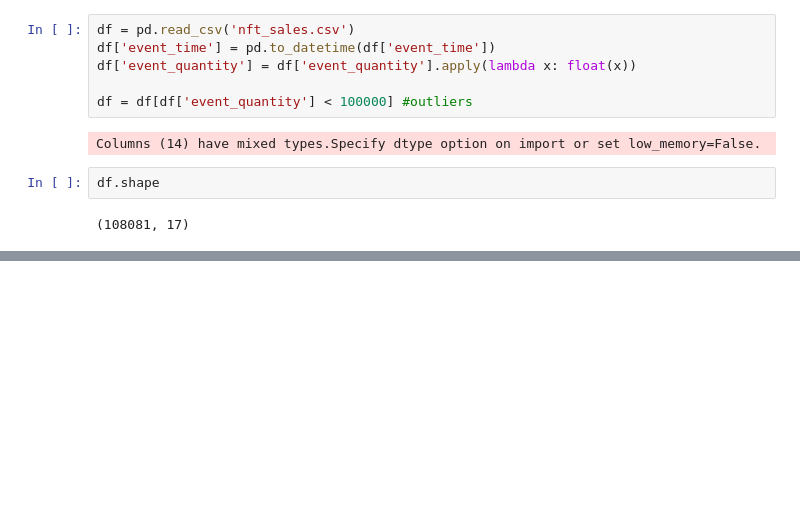
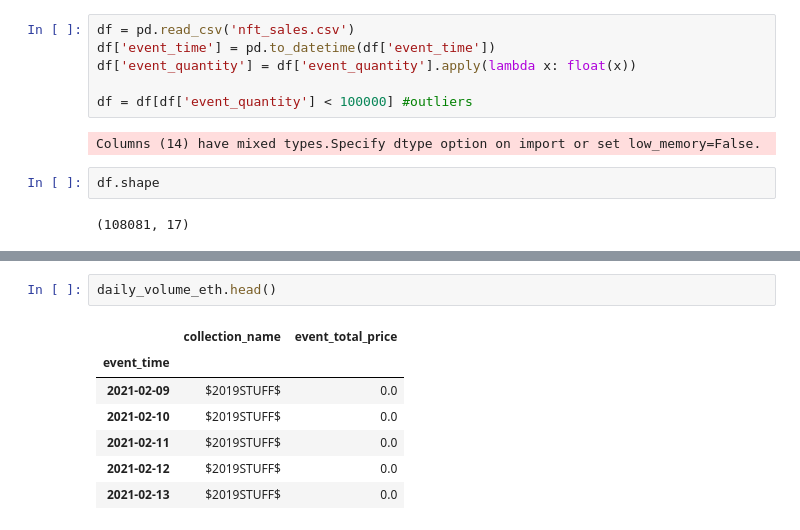
Before and after one commit to Checco9811/opensea-api-nft-sales, a Jupyter notebook: eda.ipynb, the cells around one changed output, grey strips where cells are left out. Drawn from its saved outputs; the diff is of its cells as text; blank space fills up the shorter version.

```diff
--- a/eda.ipynb
+++ b/eda.ipynb
@@ -102,0 +57,10 @@ fig.show()
+# %%
+daily_volume_eth.head()
+# %% [output]
+|  | collection_name | event_total_price |
+| event_time |  |  |
+| 2021-02-09 | $2019STUFF$ | 0.0 |
+| 2021-02-10 | $2019STUFF$ | 0.0 |
+| 2021-02-11 | $2019STUFF$ | 0.0 |
+| 2021-02-12 | $2019STUFF$ | 0.0 |
+| 2021-02-13 | $2019STUFF$ | 0.0 |
```
Also changed, not shown: parts of 11 cells of this notebook.
